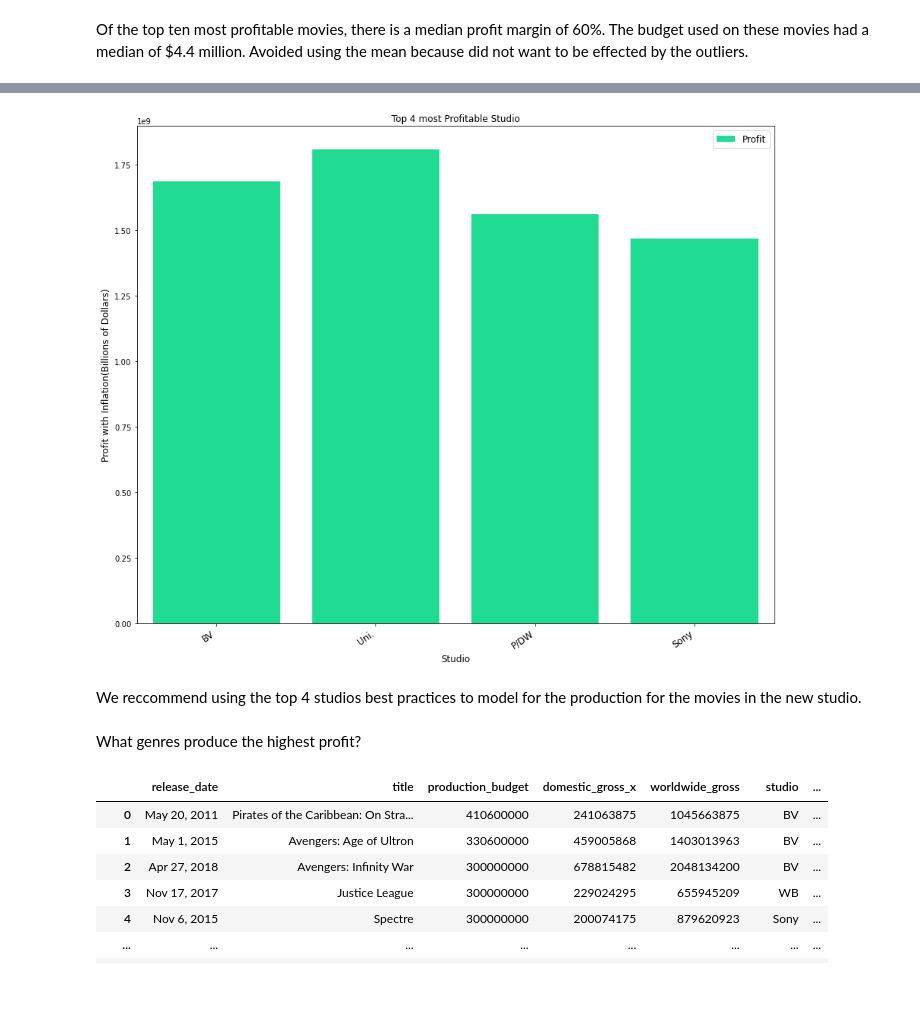
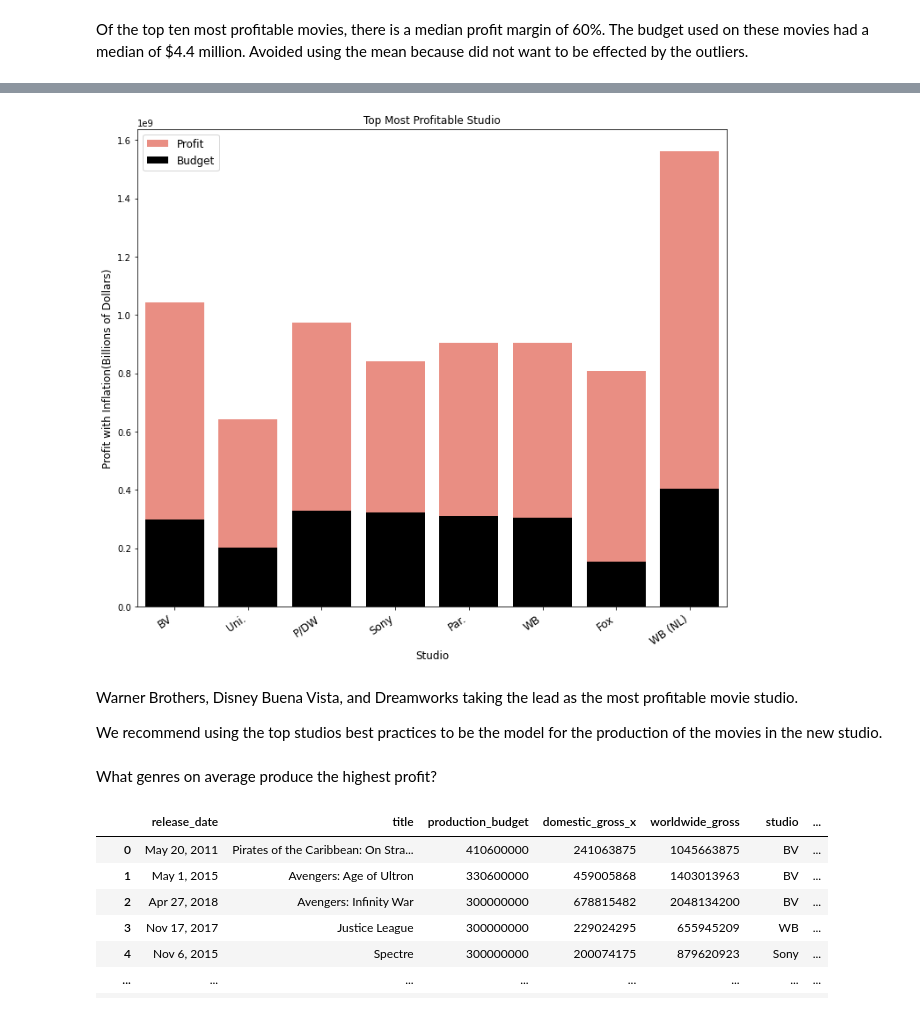
Before and after one commit to MoniqueHercules/phase-1-project, a Jupyter notebook: dsc-phase1-project.ipynb, the cells around one changed output, grey strips where cells are left out. Cells and saved outputs as stored; diff of their text form; code cells hidden in the pictures.

Commit message:
Question 3 and Updated Graphs

```diff
--- a/dsc-phase1-project.ipynb
+++ b/dsc-phase1-project.ipynb
@@ -709,19 +722,26 @@ most_profitable_movies.head()
 # %%
-plt.figure(figsize = (15,12))
-sns.barplot(y= most_profitable_movies.loc[0:9,'profit_inflation_budget'], x = most_profitable_movies.loc[0:10,'studio'],
-           color = 'mediumspringgreen', label = 'Profit', ci = None)
-plt.title('Top 4 Most Profitable Studio')
+plt.figure(figsize = (12,10))
+ax16= sns.barplot(y= profitable_movies.loc[0:39,'profit_inflation_budget'],
+            x= profitable_movies.loc[0:40,'studio'],
+           color = 'salmon', label = 'Profit', ci = None)
+ax16= sns.barplot(x= most_profitable_movies.loc[0:24,'studio'],
+            y= most_profitable_movies.loc[0:25, 'inflation_budget'],
+            color= 'black', label= 'Budget', ci= None)
+plt.title('Top Most Profitable Studio')
 plt.xlabel('Studio',fontsize = 12)
 plt.ylabel('Profit with Inflation(Billions of Dollars)', fontsize = 12)
 plt.xticks(rotation = 35, horizontalalignment = 'right', fontsize = 12)
 plt.legend(fontsize = 12)
-plt.savefig('top4studios');
+plt.savefig('topstudios');
 # %% [output]
-[figure, old version]
+[figure, new version]
 # %% [markdown]
-We reccommend using the top 4 studios best practices to model for the production for the movies in the new studio.
+Warner Brothers, Disney Buena Vista, and Dreamworks taking the lead as the most profitable movie studio.
+
+
+We recommend using the top studios best practices to be the model for the production of the movies in the new studio.
 # %% [markdown]
-What genres produce the highest profit?
+What genres on average produce the highest profit?
 # %%
 movie_budget_and_profit_df
 # %% [output]
```
Also changed, not shown: parts of 22 cells of this notebook.
